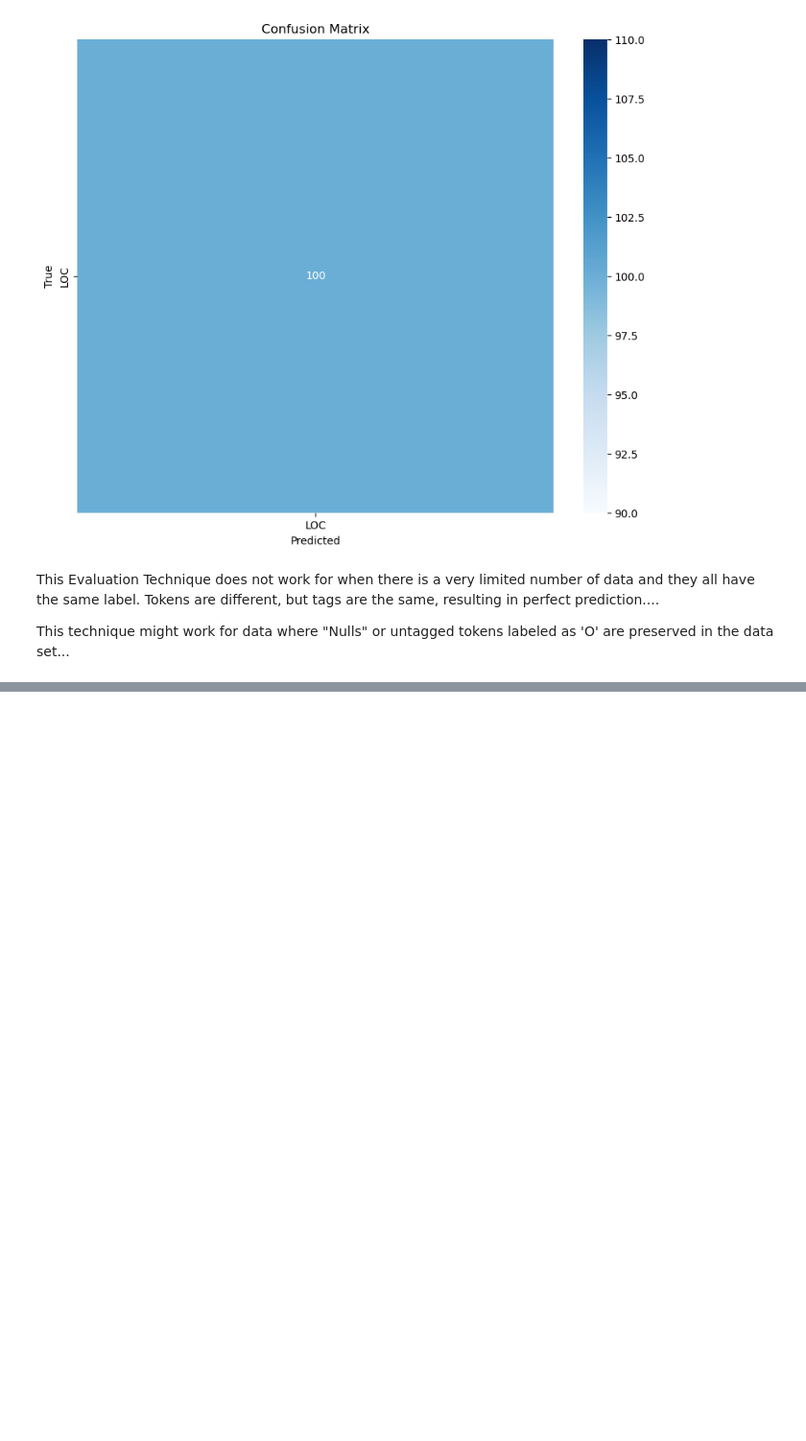
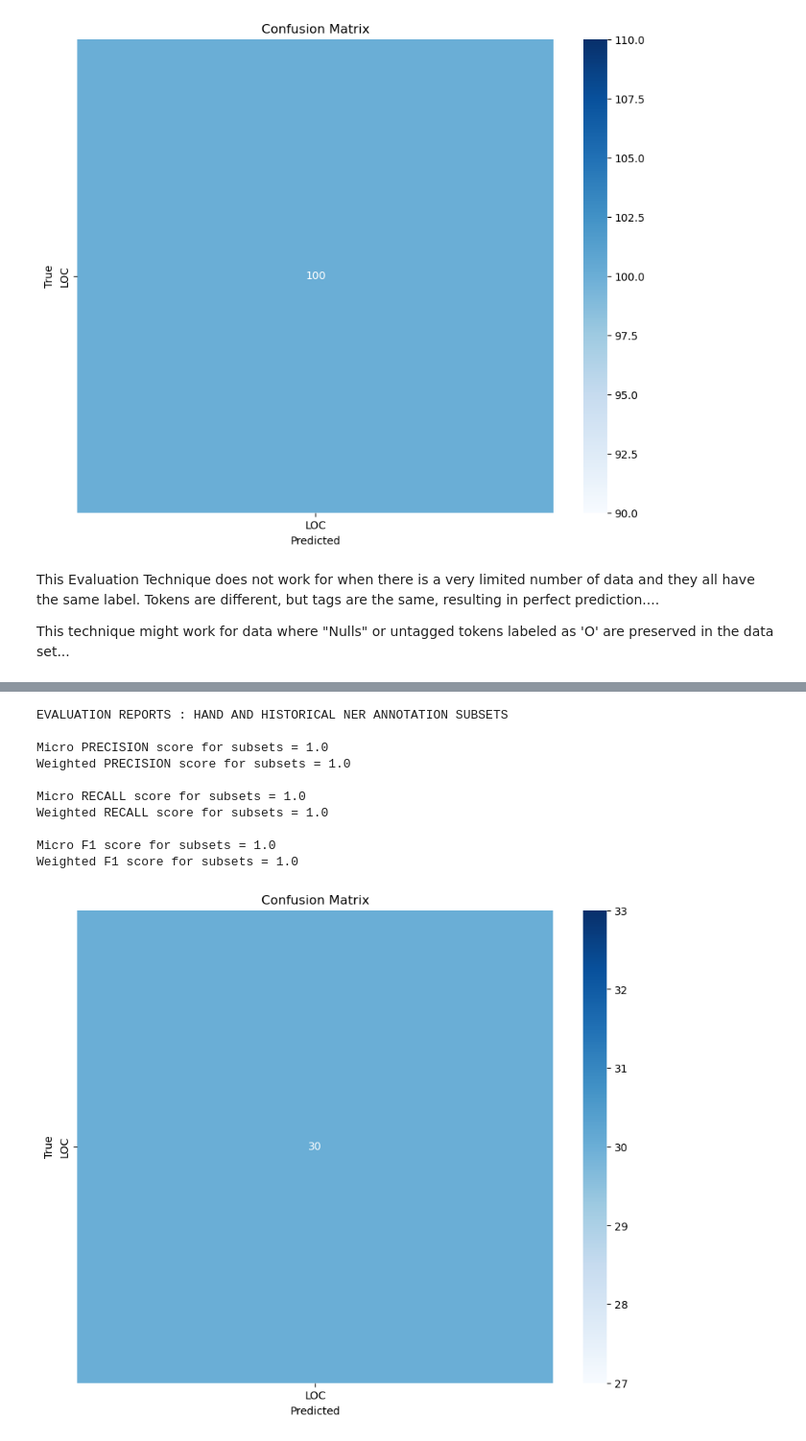
Before and after one commit to owenmonroe/OwenMonroe_TextMining_Fall23, a Jupyter notebook: Progress_Report/Hist_NER_topres_Comparison.ipynb, the cells around one changed output, grey strips where cells are left out. Shown at 96% size. Saved outputs shown, nothing was run; the diff lists cells and outputs as text; code cells hidden in the pictures; blank space fills up the shorter version.

Commit message:
Update Hist_NER_topres_Comparison.ipynb
topres comparison work x 10 documents

```diff
--- a/Progress_Report/Hist_NER_topres_Comparison.ipynb
+++ b/Progress_Report/Hist_NER_topres_Comparison.ipynb
@@ -464,0 +536,5 @@ This technique might work for data where "Nulls" or untagged tokens labeled as '
+# %%
+hand_annotations_filtered_2 = filter_map_tags(merged_hand_annotations_2)
+
+print(f'Hand Annotations List Number = {len(hand_annotations_filtered_2)}')
+hand_annotations_filtered_2
@@ -464,0 +560,8 @@ This technique might work for data where "Nulls" or untagged tokens labeled as '
+# %%
+with open("Useful_Knowledge_Texts/Clipped_Texts/Chambers_Journal_literature_Jan26_1839.txt", "r", encoding="utf-8") as text_file_2:
+    text_2 = text_file_2.read()
+
+sentenced_2 = Sentence(text_2)
+tagger.predict(sentenced_2)
+
+sentenced_2
@@ -464,0 +595,4 @@ This technique might work for data where "Nulls" or untagged tokens labeled as '
+# %%
+topres_annotations_2 = get_token_tag_tuples(sentenced_2)
+print(f'Topres Annotations List Number = {len(topres_annotations_2)}')
+topres_annotations_2
@@ -464,0 +618,53 @@ This technique might work for data where "Nulls" or untagged tokens labeled as '
+# %%
+
+hand_subset_2 = hand_annotations_filtered_2[:30]
+topres_subset_2 = topres_annotations_2[:30]
+
+
+y_true_2 = [label for token, label in hand_subset_2]
+y_pred_2 = [label for token, label in topres_subset_2]
+
+prec_score_micro_2 = precision_score(y_true_2, y_pred_2, average='micro')
+prec_score_weighted_2 = precision_score(y_true_2, y_pred_2, average='weighted')
+
+rec_score_micro_2 = recall_score(y_true_2, y_pred_2, average='micro')
+rec_score_weighted_2 = recall_score(y_true_2, y_pred_2, average='weighted')
+
+f1_score_micro_2 = f1_score(y_true_2, y_pred_2, average='micro')
+f1_score_weighted_2 = f1_score(y_true_2, y_pred_2, average='weighted')
+
+
+print("EVALUATION REPORTS : HAND AND HISTORICAL NER ANNOTATION SUBSETS")
+print()
+print(f'Micro PRECISION score for subsets = {prec_score_micro_2}')
+print(f'Weighted PRECISION score for subsets = {prec_score_weighted_2}')
+print()
+print(f'Micro RECALL score for subsets = {rec_score_micro_2}')
+print(f'Weighted RECALL score for subsets = {rec_score_weighted_2}')
+print()
+print(f'Micro F1 score for subsets = {f1_score_micro_2}')
+print(f'Weighted F1 score for subsets = {f1_score_weighted_2}')
+print()
+
+labels_2 = sorted(list(set(y_true_2 + y_pred_2)))
+
+conf_matrix_2 = confusion_matrix(y_true_2, y_pred_2, labels=labels_2)
+
+plt.figure(figsize=(10, 8))
+sns.heatmap(conf_matrix_2, annot=True, fmt='d', cmap='Blues', xticklabels=labels, yticklabels=labels)
+plt.xlabel('Predicted')
+plt.ylabel('True')
+plt.title('Confusion Matrix')
+plt.show()
+# %% [output]
+EVALUATION REPORTS : HAND AND HISTORICAL NER ANNOTATION SUBSETS
+
+Micro PRECISION score for subsets = 1.0
+Weighted PRECISION score for subsets = 1.0
+
+Micro RECALL score for subsets = 1.0
+Weighted RECALL score for subsets = 1.0
+
+Micro F1 score for subsets = 1.0
+Weighted F1 score for subsets = 1.0
+[figure, added]
```
Also changed, not shown: parts of 85 cells of this notebook.
